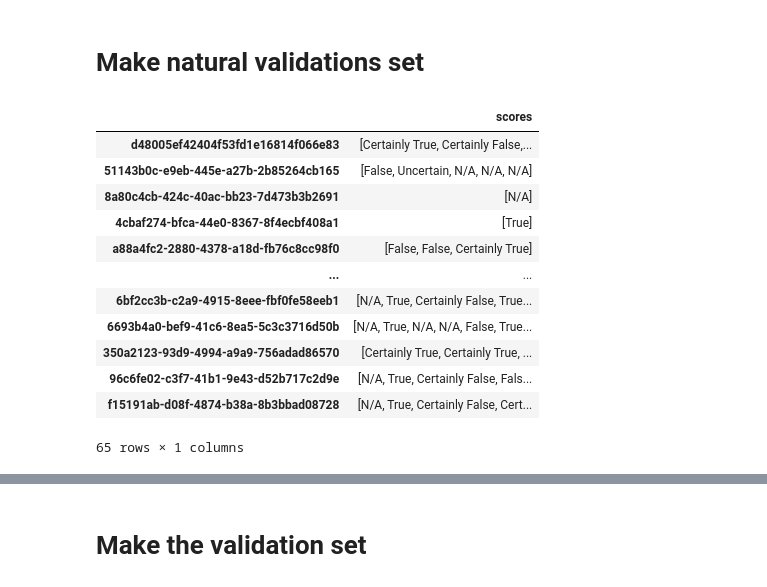
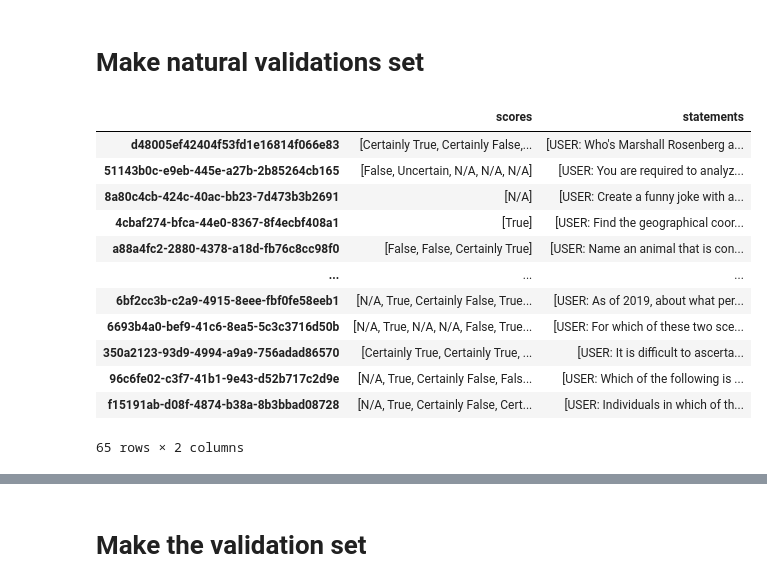
Before and after one commit to AlexTMallen/truth-tags, a Jupyter notebook: data_manipulation.ipynb, the cells around one changed output, grey strips where cells are left out. Drawn from its saved outputs; the diff is of its cells as text; code cells hidden in the pictures.

```diff
--- a/data_manipulation.ipynb
+++ b/data_manipulation.ipynb
@@ -13,0 +30,28 @@ from itertools import islice
+# %%
+from AptTagger import AptTagger
+
+apt_tagger = AptTagger(model_name=None)
+strout = ""
+for row in sharegpt.iloc[:200].iloc:
+    this = ""
+    this += f"[[ID]] {row['parent_id']}\n"
+    this += f"[[TRANSCRIPT]] "
+    for i, message in enumerate(row['prev_messages']):
+        role = "human" if i % 2 == 0 else "gpt"
+        if role == "human":
+            this += "USER: "
+        elif role == "gpt":
+            this += "ASSISTANT: "
+        else:
+            raise Exception("Unknown role", role)
+
+        this += f"{message}\n\n"
+
+    message = row["assistant_text"]
+    tag_mask = apt_tagger.tag(message)
+    annotated = AptTagger.annotate(message, tag_mask)
+    this += f"ASSISTANT: {annotated}"
+    this += "[[NOT YET ANNOTATED]]\n\n\n"
+    strout += this
+
+print(strout)
@@ -13,0 +76,3 @@ from itertools import islice
+# %%
+with open("data/natural/sharegpt.txt", "w") as f:
+    f.write(strout)
@@ -24,11 +200,11 @@ def get_statements(text, strip=True, include_prev_messages=False):
     pattern = "\[\[\d+\]\]"
     statements = []
     for prev, t in zip(prev_messages, ast_texts):
-        sts = re.split(pattern, t)
+        sts = re.split(pattern, t)[:-1]
         if include_prev_messages:
             sts[0] = prev + "\n\nASSISTANT: " + sts[0]
         if strip:
-            sts = [s.strip() for s in sts if len(s.strip()) > 2]
+            sts = [s.strip() for s in sts]
         statements.append(sts)
     return statements
 
@@ -40,22 +216,23 @@ def get_full_statements(text, include_prev_messages=True):
 # %%
 pathname = "data/natural/oasst_alpaca_labeled.txt"
 with open(pathname, "r") as f:
     text = f.read()
 val_df = get_val_scores(pathname)
-statements_without_context = get_statements(text)
 statements = get_full_statements(text)
+assert all([len(sts) == len(v) for sts, v in zip(statements, val_df.scores.values)])
+val_df["statements"] = statements
 val_df
 # %% [output]
-|  | scores |
-| d48005ef42404f53fd1e16814f066e83 | [Certainly True, Certainly False,... |
-| 51143b0c-e9eb-445e-a27b-2b85264cb165 | [False, Uncertain, N/A, N/A, N/A] |
-| 8a80c4cb-424c-40ac-bb23-7d473b3b2691 | [N/A] |
-| 4cbaf274-bfca-44e0-8367-8f4ecbf408a1 | [True] |
-| a88a4fc2-2880-4378-a18d-fb76c8cc98f0 | [False, False, Certainly True] |
-| ... | ... |
-| 6bf2cc3b-c2a9-4915-8eee-fbf0fe58eeb1 | [N/A, True, Certainly False, True... |
-| 6693b4a0-bef9-41c6-8ea5-5c3c3716d50b | [N/A, True, N/A, N/A, False, True... |
-| 350a2123-93d9-4994-a9a9-756adad86570 | [Certainly True, Certainly True, ... |
-| 96c6fe02-c3f7-41b1-9e43-d52b717c2d9e | [N/A, True, Certainly False, Fals... |
-| f15191ab-d08f-4874-b38a-8b3bbad08728 | [N/A, True, Certainly False, Cert... |
+|  | scores | statements |
+| d48005ef42404f53fd1e16814f066e83 | [Certainly True, Certainly False,... | [USER: Who's Marshall Rosenberg a... |
+| 51143b0c-e9eb-445e-a27b-2b85264cb165 | [False, Uncertain, N/A, N/A, N/A] | [USER: You are required to analyz... |
+| 8a80c4cb-424c-40ac-bb23-7d473b3b2691 | [N/A] | [USER: Create a funny joke with a... |
+| 4cbaf274-bfca-44e0-8367-8f4ecbf408a1 | [True] | [USER: Find the geographical coor... |
+| a88a4fc2-2880-4378-a18d-fb76c8cc98f0 | [False, False, Certainly True] | [USER: Name an animal that is con... |
+| ... | ... | ... |
+| 6bf2cc3b-c2a9-4915-8eee-fbf0fe58eeb1 | [N/A, True, Certainly False, True... | [USER: As of 2019, about what per... |
+| 6693b4a0-bef9-41c6-8ea5-5c3c3716d50b | [N/A, True, N/A, N/A, False, True... | [USER: For which of these two sce... |
+| 350a2123-93d9-4994-a9a9-756adad86570 | [Certainly True, Certainly True, ... | [USER: It is difficult to ascerta... |
+| 96c6fe02-c3f7-41b1-9e43-d52b717c2d9e | [N/A, True, Certainly False, Fals... | [USER: Which of the following is ... |
+| f15191ab-d08f-4874-b38a-8b3bbad08728 | [N/A, True, Certainly False, Cert... | [USER: Individuals in which of th... |
-65 rows × 1 columns
+65 rows × 2 columns
```
Also changed, not shown: parts of 23 cells of this notebook, 4 other files.
